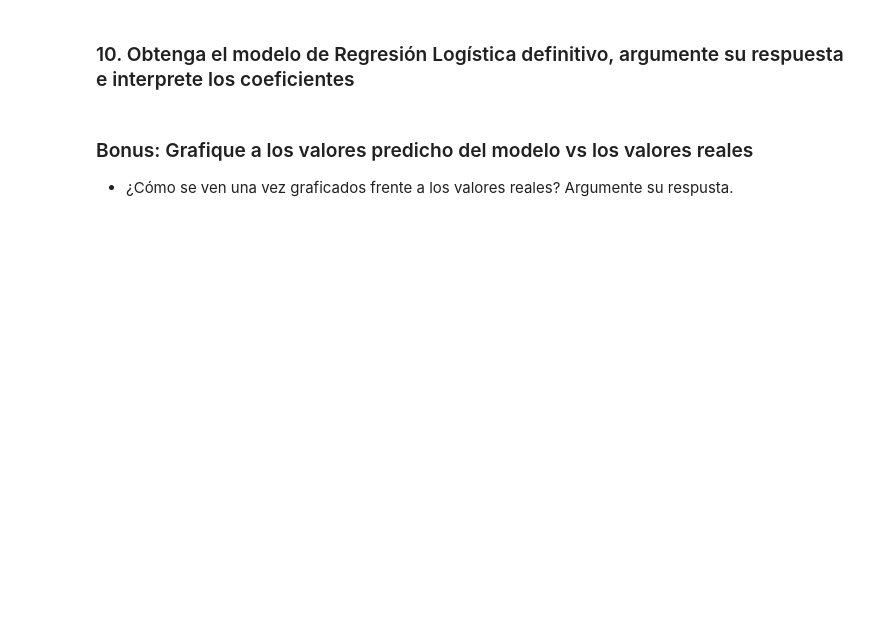
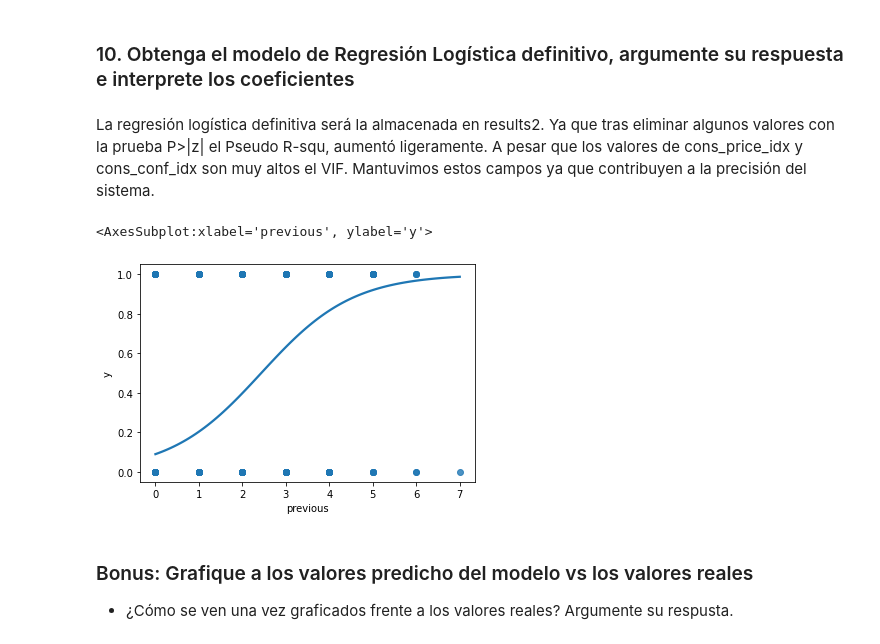
Before and after one commit to Henryxg/maestria, a Jupyter notebook: analisis_predictivo/s2/Unidad_No. 4_Ejercicio_postsesión.ipynb, the cells around one changed output. Drawn from its saved outputs; the diff is of its cells as text; code cells hidden in the pictures; blank space fills up the shorter version.

```diff
--- a/analisis_predictivo/s2/Unidad_No. 4_Ejercicio_postsesión.ipynb
+++ b/analisis_predictivo/s2/Unidad_No. 4_Ejercicio_postsesión.ipynb
@@ -251,3 +259,14 @@ from sklearn.preprocessing import LabelEncoder
 # %%
 labelencoder = LabelEncoder()
 df[cat_field]=df[cat_field ].apply(LabelEncoder().fit_transform)
+# %%
+import statsmodels.api as sm
+import statsmodels.formula.api as sms
+df['emp_var_rate'] = df['emp.var.rate']
+df['cons_price_idx'] = df['cons.price.idx']
+df['cons_conf_idx'] = df['cons.conf.idx']
+print()
+regresion = sms.logit(" y ~ age + job + marital + education +  housing+\
+                loan + contact + month + day_of_week + campaign + pdays + previous + poutcome + emp_var_rate + cons_price_idx + cons_conf_idx", data=df)
+results = regresion.fit()
+print(results.summary())
@@ -253,0 +293,5 @@ df[cat_field]=df[cat_field ].apply(LabelEncoder().fit_transform)
+# %%
+regresion2 = sms.logit(" y ~ age +  marital + education +  \
+                 contact + month + day_of_week + campaign + pdays + previous + poutcome + emp_var_rate + cons_price_idx + cons_conf_idx", data=df)
+results2 = regresion2.fit()
+print(results2.summary())
@@ -256,5 +371,13 @@ df[cat_field]=df[cat_field ].apply(LabelEncoder().fit_transform)
 # %% [markdown]
 ### 10. Obtenga el modelo de Regresión Logística definitivo, argumente su respuesta e interprete los coeficientes
+# %% [markdown]
+La regresión logística definitiva será la almacenada en results2. Ya que tras eliminar algunos valores con la prueba P>|z|  el  Pseudo R-squ, aumentó ligeramente. A pesar que los valores de cons_price_idx y cons_conf_idx son muy altos el VIF. Mantuvimos estos campos ya que contribuyen a la precisión del sistema.
+# %%
+y_pred = results2.predict()
+sns.regplot(x=df.previous, y=df.y, data=df, logistic=True, ci=None)
+# %% [output]
+<AxesSubplot:xlabel='previous', ylabel='y'>
+[figure, added]
 # %% [markdown]
 ### Bonus: Grafique a los valores predicho del modelo vs los valores reales
 - ¿Cómo se ven una vez graficados frente a los valores reales? Argumente su respusta.
```
Also changed, not shown: parts of 12 cells of this notebook, 7 other files.
